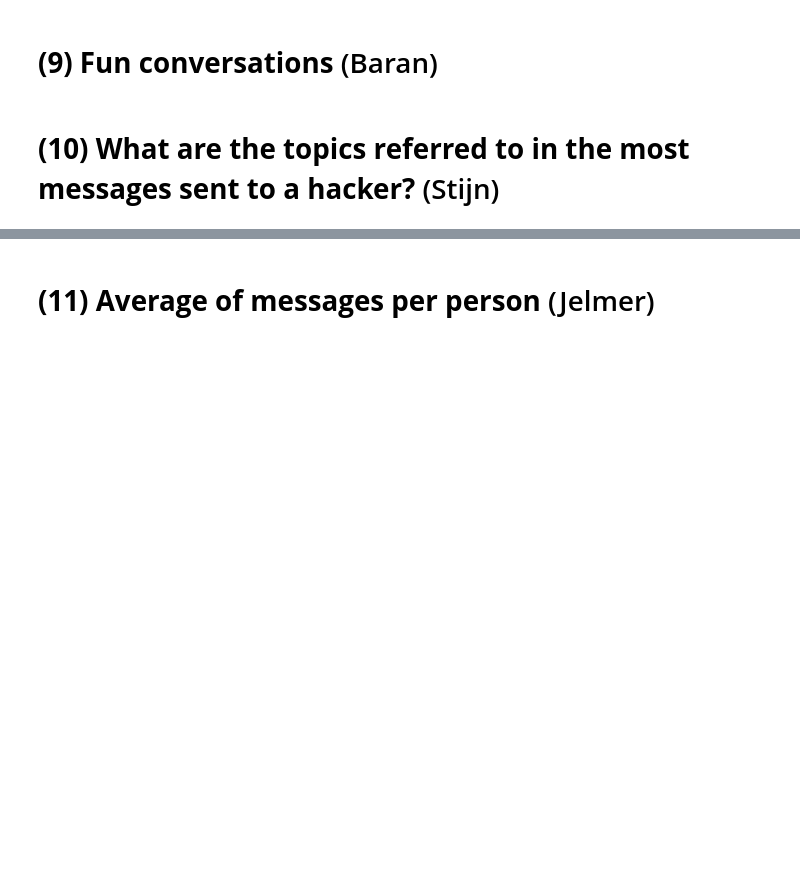
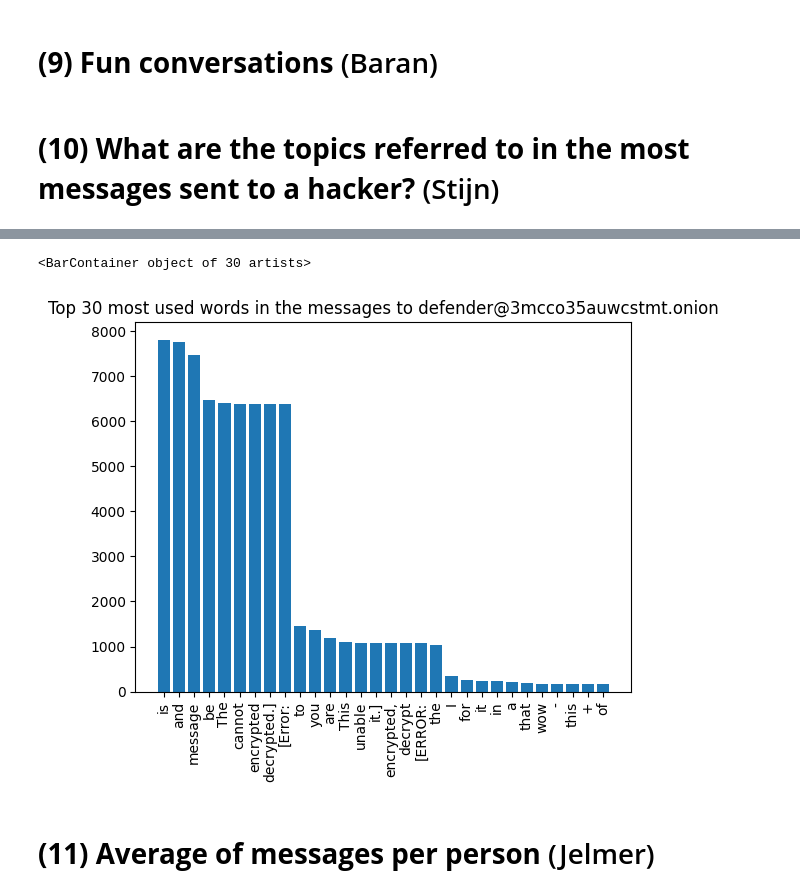
Before and after one commit to baran2411/DigitalForensics3, a Jupyter notebook: analysis.ipynb, the cells around one changed output, grey strips where cells are left out. Drawn from its saved outputs; the diff is of its cells as text; code cells hidden in the pictures; blank space fills up the shorter version.

```diff
--- a/analysis.ipynb
+++ b/analysis.ipynb
@@ -283,3 +239,40 @@ no
+# %%
+# Get all words that were sent to the most active person in the chat
+df = pd.read_csv(file, usecols=['body_en', 'to'])
+wordsToHacker = []
+for index, row in df.iterrows():
+    if (row.to == 'defender@q3mcco35auwcstmt.onion'):
+        for string in row.body_en.split(' '):
+            wordsToHacker.append(string)
+
+# find the frequency of the words used
+uniqueWords = []
+occurences = []
+
+for word in wordsToHacker:
+    if word not in uniqueWords:
+        uniqueWords.append(word)
+        occurences.append(1)
+    else:
+        # find index of the string already in the uniqueWords and increment the occurences by 1
+        occurences[uniqueWords.index(word)] = occurences[uniqueWords.index(word)] + 1
+
+for word in uniqueWords:
+    if word == 'pa$$word,':
+        uniqueWords[uniqueWords.index('pa$$word,')] = 'password'
+
+uniqueWordsOrdered = [x for _,x in sorted(zip(occurences,uniqueWords), reverse=True)]
+occurencesOrdered = []
+
+for word in uniqueWordsOrdered:
+    occurencesOrdered.append(occurences[uniqueWords.index(word)])
+
+plt.title("Top 30 most used words in the messages to defender@3mcco35auwcstmt.onion")
+plt.xticks(rotation=90)
+plt.bar(uniqueWordsOrdered[:30], occurencesOrdered[:30])
+# %% [output]
+<BarContainer object of 30 artists>
+[figure, added]
 # %% [markdown]
 # **(11) Average of messages per person** (Jelmer)
 # %%
```
Also changed, not shown: parts of 5 cells of this notebook.
